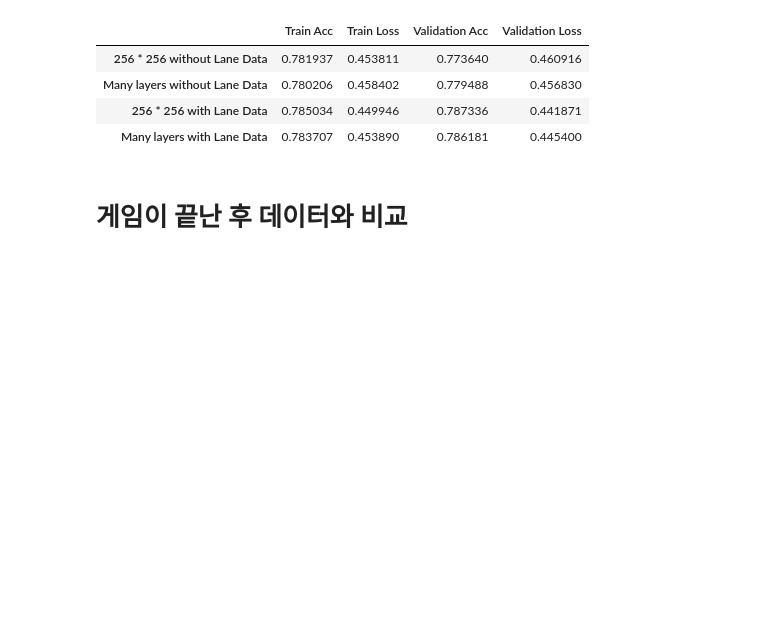
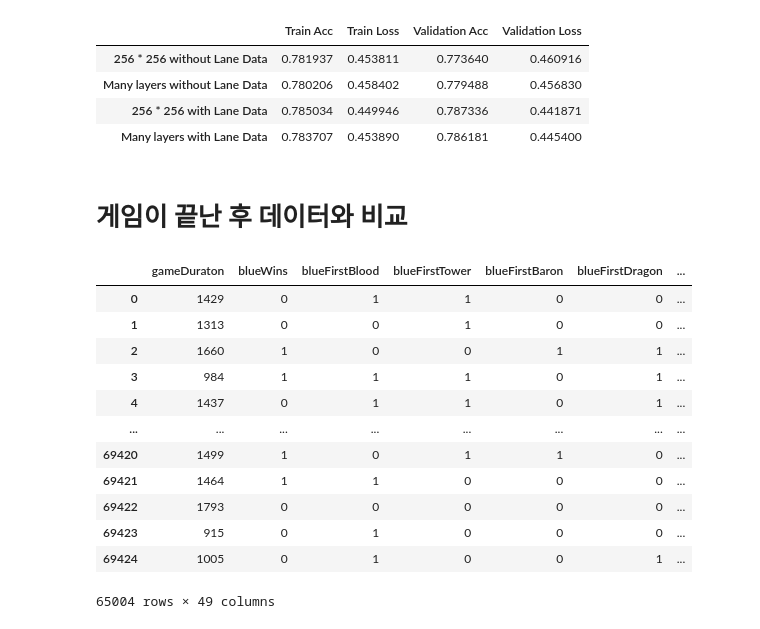
Before and after one commit to elixter/LOL_data_test, a Jupyter notebook: lol_final.ipynb, the cells around one changed output. Cells and saved outputs as stored; diff of their text form; code cells hidden in the pictures; blank space fills up the shorter version.

```diff
--- a/lol_final.ipynb
+++ b/lol_final.ipynb
@@ -879,3 +899,14 @@ cmp
 | Many layers with Lane Data | 0.783707 | 0.453890 | 0.786181 | 0.445400 |
 # %% [markdown]
 # 게임이 끝난 후 데이터와 비교
+# %%
+df_fin = pd.read_csv('Master_Ranked_Games.csv')
+df_new = pd.DataFrame(columns=df_fin.columns)
+# %%
+from tqdm import tqdm, trange
+
+progress = 0
+
+for i in tqdm(df['gameId']):
+    # print(f'gameid : {progress / df.shape[0]}%')
+    df_new = df_new.append(df_fin[df_fin['gameId'] == i])
@@ -881,0 +915,16 @@ cmp
+# %%
+df_new
+# %% [output]
+|  | gameDuraton | blueWins | blueFirstBlood | blueFirstTower | blueFirstBaron | blueFirstDragon | ... |
+| 0 | 1429 | 0 | 1 | 1 | 0 | 0 | ... |
+| 1 | 1313 | 0 | 0 | 1 | 0 | 0 | ... |
+| 2 | 1660 | 1 | 0 | 0 | 1 | 1 | ... |
+| 3 | 984 | 1 | 1 | 1 | 0 | 1 | ... |
+| 4 | 1437 | 0 | 1 | 1 | 0 | 1 | ... |
+| ... | ... | ... | ... | ... | ... | ... | ... |
+| 69420 | 1499 | 1 | 0 | 1 | 1 | 0 | ... |
+| 69421 | 1464 | 1 | 1 | 0 | 0 | 0 | ... |
+| 69422 | 1793 | 0 | 0 | 0 | 0 | 0 | ... |
+| 69423 | 915 | 0 | 1 | 0 | 0 | 0 | ... |
+| 69424 | 1005 | 0 | 1 | 0 | 0 | 1 | ... |
+65004 rows × 49 columns
```
Also changed, not shown: parts of 8 cells of this notebook.
